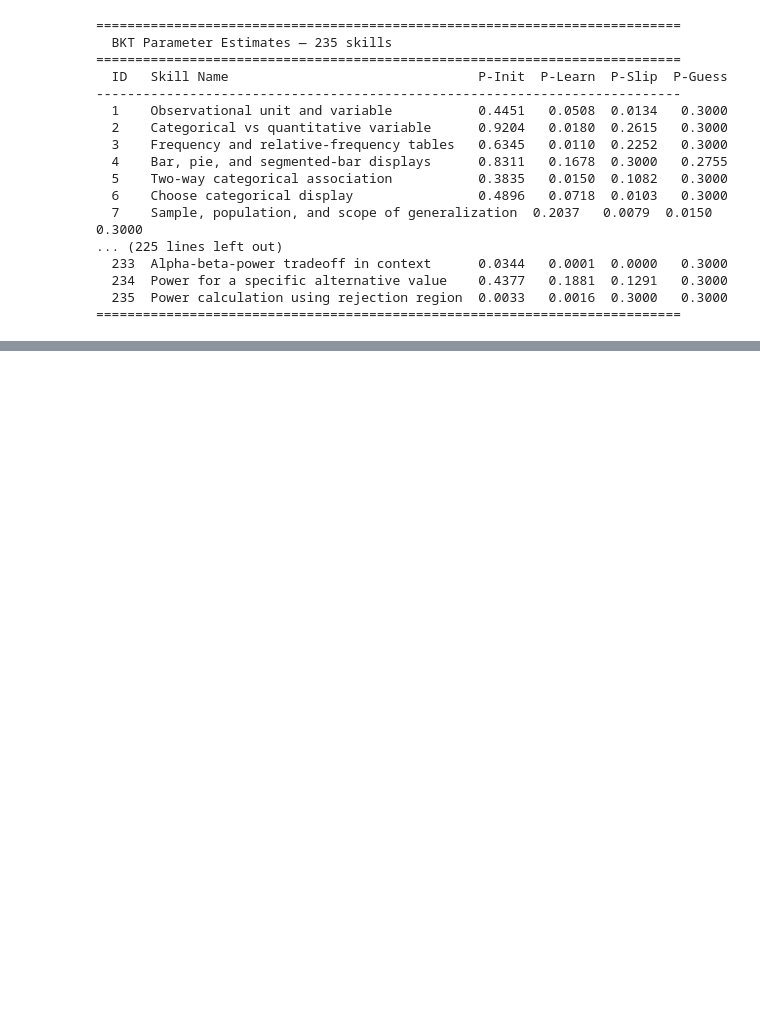
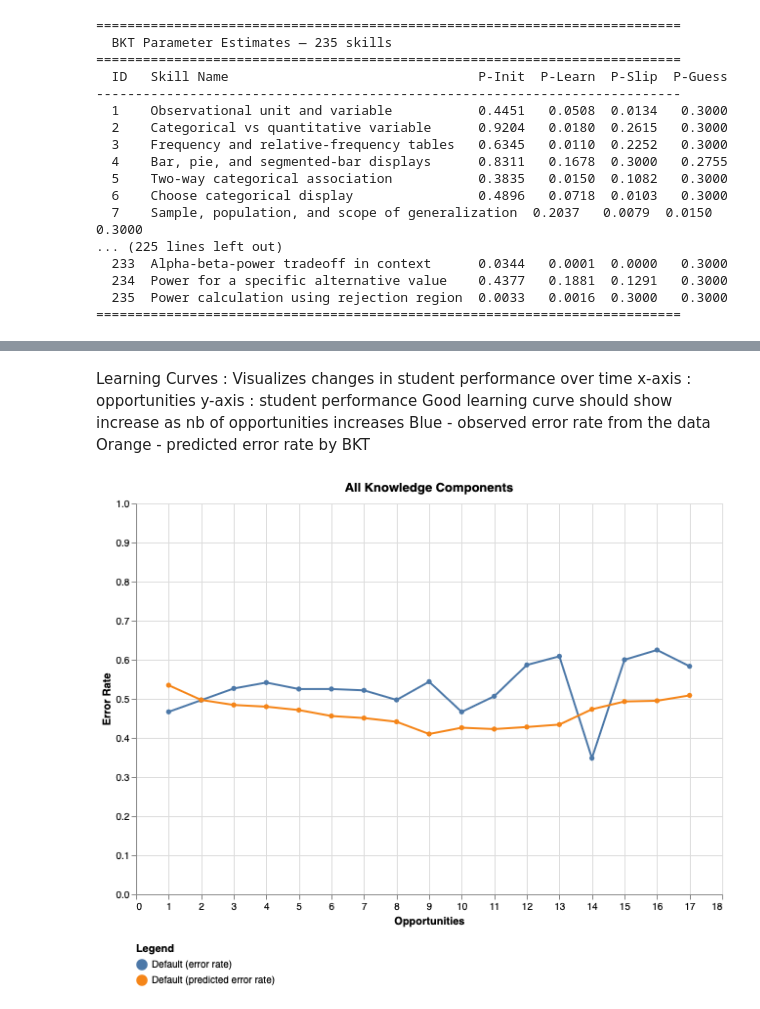
Before and after one commit to mailysg8/ai-student-progress-tracker, a Jupyter notebook: notebooks/learnsphere_experiments.ipynb, the cells around one changed output, grey strips where cells are left out. Drawn from its saved outputs; the diff is of its cells as text; code cells hidden in the pictures; blank space fills up the shorter version.

Commit message:
Add visualisations

```diff
--- a/notebooks/learnsphere_experiments.ipynb
+++ b/notebooks/learnsphere_experiments.ipynb
@@ -269,0 +272,13 @@ print("=" * 75)
+# %% [markdown]
+Learning Curves : Visualizes changes in student performance over time
+x-axis : opportunities
+y-axis : student performance
+Good learning curve should show increase as nb of opportunities increases
+Blue - observed error rate from the data
+Orange - predicted error rate by BKT
+# %%
+from IPython.display import Image
+
+Image("img/all.png")
+# %% [output]
+[figure, added]
```
Also changed, not shown: parts of 4 cells of this notebook.
